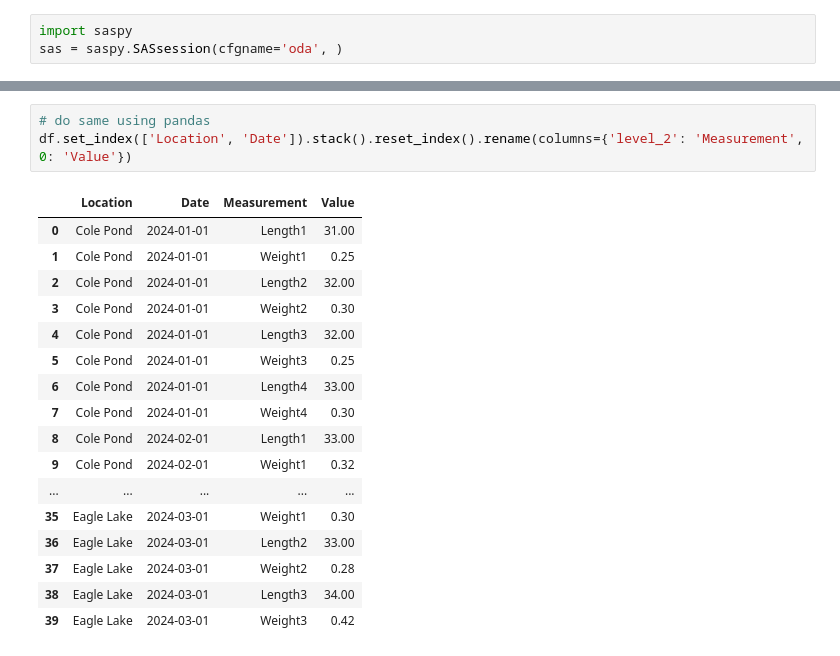
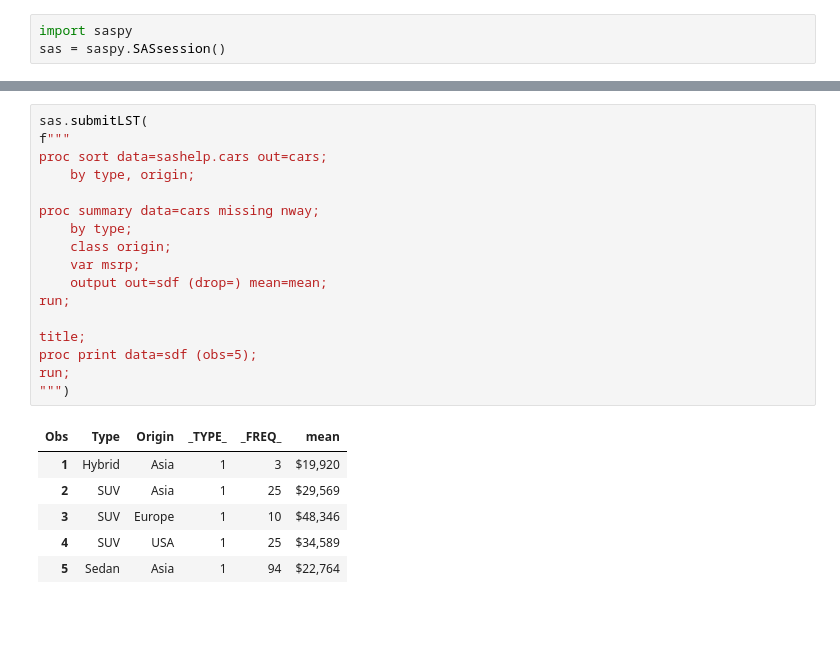
Before and after one commit to 0xdomyz/sas_collection, a Jupyter notebook: proc_data/proc_transpose.ipynb, the cells around one changed output, grey strips where cells are left out. Saved outputs shown, nothing was run; the diff lists cells and outputs as text; blank space fills up the shorter version.

```diff
--- a/proc_data/proc_transpose.ipynb
+++ b/proc_data/proc_transpose.ipynb
@@ -1,4 +1,4 @@
 # %%
 import saspy
-sas = saspy.SASsession(cfgname='oda', )
+sas = saspy.SASsession()
 # %% [output]
@@ -161,21 +7,24 @@ sas.sasdata('fishlength').to_df()
-# %%
-# do same using pandas
-df.set_index(['Location', 'Date']).stack().reset_index().rename(columns={'level_2': 'Measurement', 0: 'Value'})
-# %% [output]
-|  | Location | Date | Measurement | Value |
-| 0 | Cole Pond | 2024-01-01 | Length1 | 31.00 |
-| 1 | Cole Pond | 2024-01-01 | Weight1 | 0.25 |
-| 2 | Cole Pond | 2024-01-01 | Length2 | 32.00 |
-| 3 | Cole Pond | 2024-01-01 | Weight2 | 0.30 |
-| 4 | Cole Pond | 2024-01-01 | Length3 | 32.00 |
-| 5 | Cole Pond | 2024-01-01 | Weight3 | 0.25 |
-| 6 | Cole Pond | 2024-01-01 | Length4 | 33.00 |
-| 7 | Cole Pond | 2024-01-01 | Weight4 | 0.30 |
-| 8 | Cole Pond | 2024-02-01 | Length1 | 33.00 |
-| 9 | Cole Pond | 2024-02-01 | Weight1 | 0.32 |
-| ... | ... | ... | ... | ... |
-| 35 | Eagle Lake | 2024-03-01 | Weight1 | 0.30 |
-| 36 | Eagle Lake | 2024-03-01 | Length2 | 33.00 |
-| 37 | Eagle Lake | 2024-03-01 | Weight2 | 0.28 |
-| 38 | Eagle Lake | 2024-03-01 | Length3 | 34.00 |
-| 39 | Eagle Lake | 2024-03-01 | Weight3 | 0.42 |
+# %%
+sas.submitLST(
+f"""
+proc sort data=sashelp.cars out=cars;
+    by type, origin;
+
+proc summary data=cars missing nway;
+    by type;
+    class origin;
+    var msrp;
+    output out=sdf (drop=) mean=mean;
+run;
+
+title;
+proc print data=sdf (obs=5);
+run;
+""")
+# %% [output]
+| Obs | Type | Origin | _TYPE_ | _FREQ_ | mean |
+| 1 | Hybrid | Asia | 1 | 3 | $19,920 |
+| 2 | SUV | Asia | 1 | 25 | $29,569 |
+| 3 | SUV | Europe | 1 | 10 | $48,346 |
+| 4 | SUV | USA | 1 | 25 | $34,589 |
+| 5 | Sedan | Asia | 1 | 94 | $22,764 |
```
Also changed, not shown: parts of 12 cells of this notebook.
